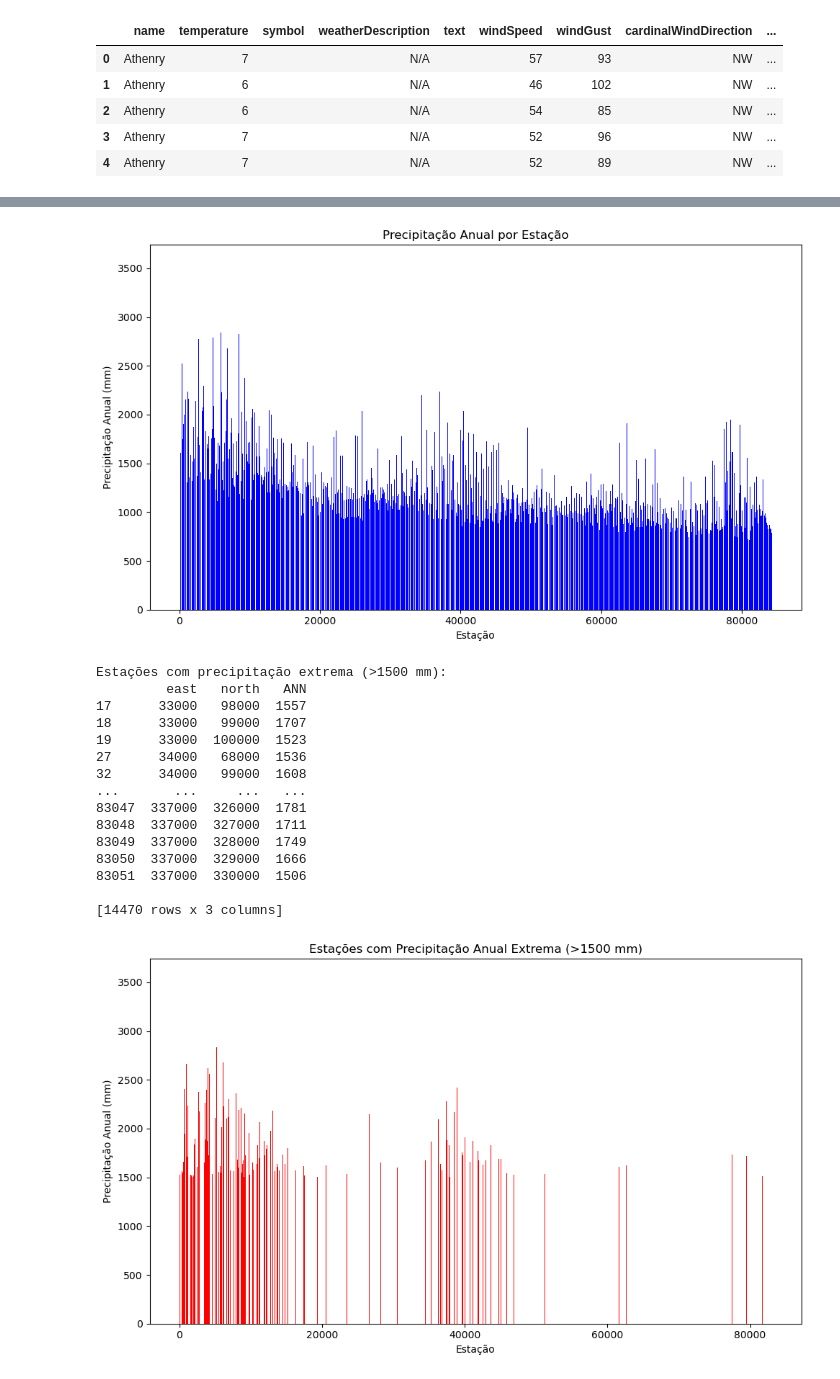
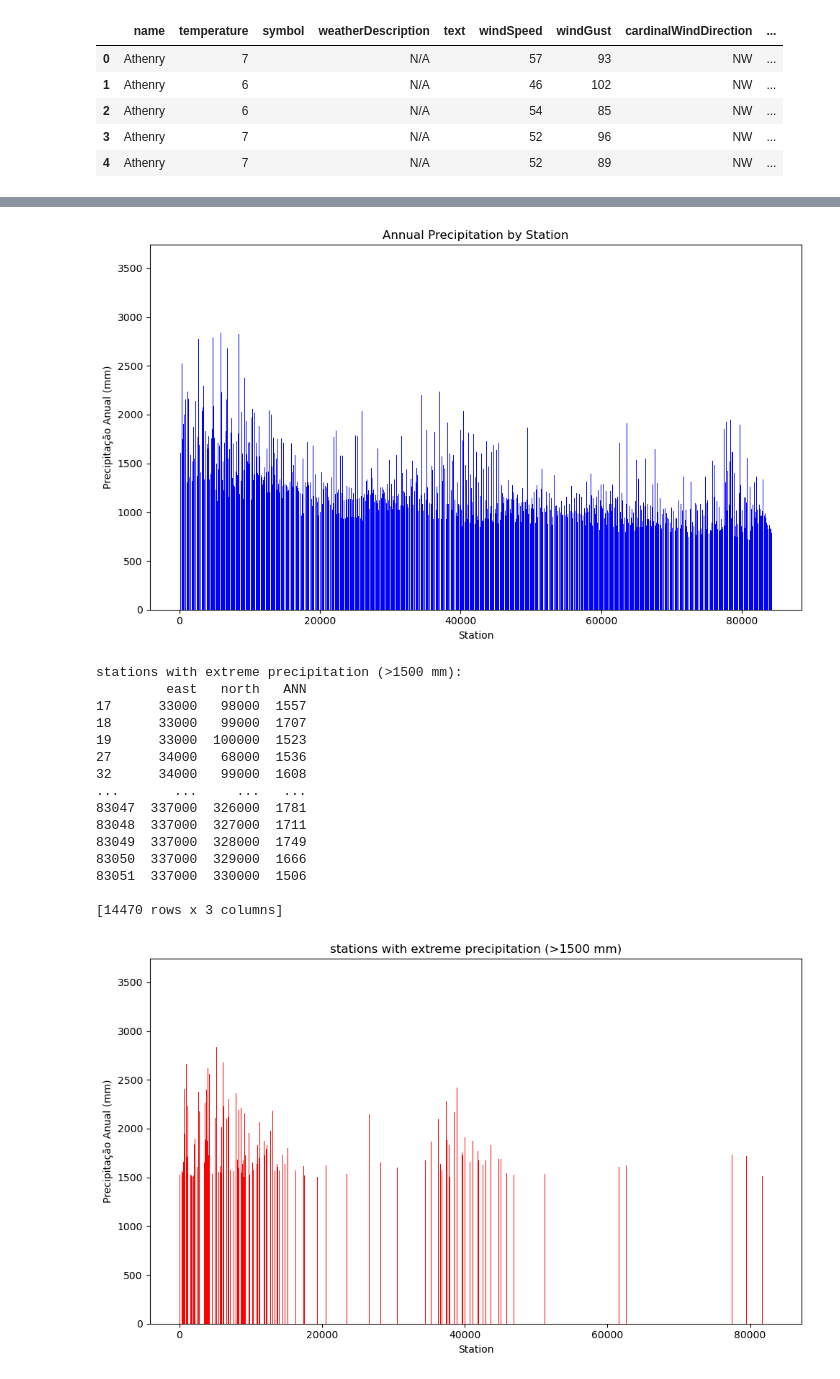
Before and after one commit to GabrielaDomiciano/PFDA_project, a Jupyter notebook: ireland_weather.ipynb, the cells around one changed output, grey strips where cells are left out. Drawn from its saved outputs; the diff is of its cells as text; code cells hidden in the pictures.

```diff
--- a/ireland_weather.ipynb
+++ b/ireland_weather.ipynb
@@ -597,22 +555,22 @@ Os 5 anos com mais precipitação anual:
 1740  2023   1911.4
 # %%
 
-# Plotar precipitação anual (coluna 'ANN')
+# Plot annual precipitation (column 'ANN')
 plt.figure(figsize=(10, 6))
 plt.bar(rainfall_df.index, rainfall_df['ANN'], color='blue')
-plt.title('Precipitação Anual por Estação')
-plt.xlabel('Estação')
+plt.title('Annual Precipitation by Station')
+plt.xlabel('Station')
 plt.ylabel('Precipitação Anual (mm)')
 plt.tight_layout()
 plt.show()
 
-# Identificar as estações com precipitação anual extrema (>1500 mm)
+# Identify stations with extreme annual precipitation (>1500 mm)
 extreme_rainfall = rainfall_df[rainfall_df['ANN'] > 1500]
-print("Estações com precipitação extrema (>1500 mm):")
+print("stations with extreme precipitation (>1500 mm):")
 print(extreme_rainfall[['east', 'north', 'ANN']])
 # %% [output]
 [figure]
-Estações com precipitação extrema (>1500 mm):
+stations with extreme precipitation (>1500 mm):
          east   north   ANN
 17      33000   98000  1557
 18      33000   99000  1707
@@ -630,12 +588,12 @@ Estações com precipitação extrema (>1500 mm):
 # %%
 extreme_rainfall = rainfall_df[rainfall_df['ANN'] > 1500]
 plt.figure(figsize=(10, 6))
 plt.bar(extreme_rainfall.index, extreme_rainfall['ANN'], color='red')
-plt.title('Estações com Precipitação Anual Extrema (>1500 mm)')
-plt.xlabel('Estação')
+plt.title('stations with extreme precipitation (>1500 mm)')
+plt.xlabel('Station')
 plt.ylabel('Precipitação Anual (mm)')
 plt.tight_layout()
 plt.show()
 # %% [output]
-[figure, old version]
+[figure, new version]
 # %%
```
Also changed, not shown: parts of 27 cells of this notebook, 2 other files.
